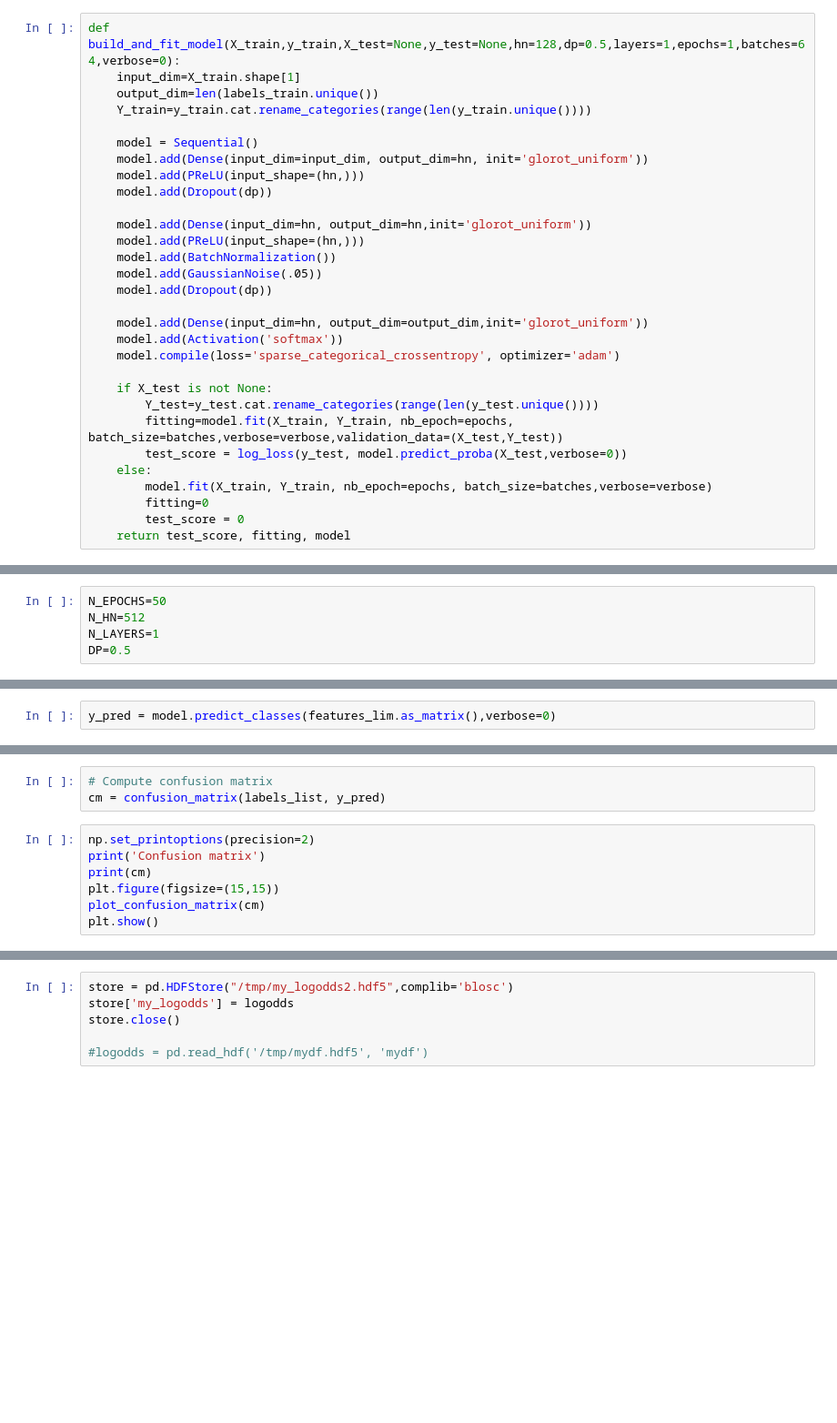
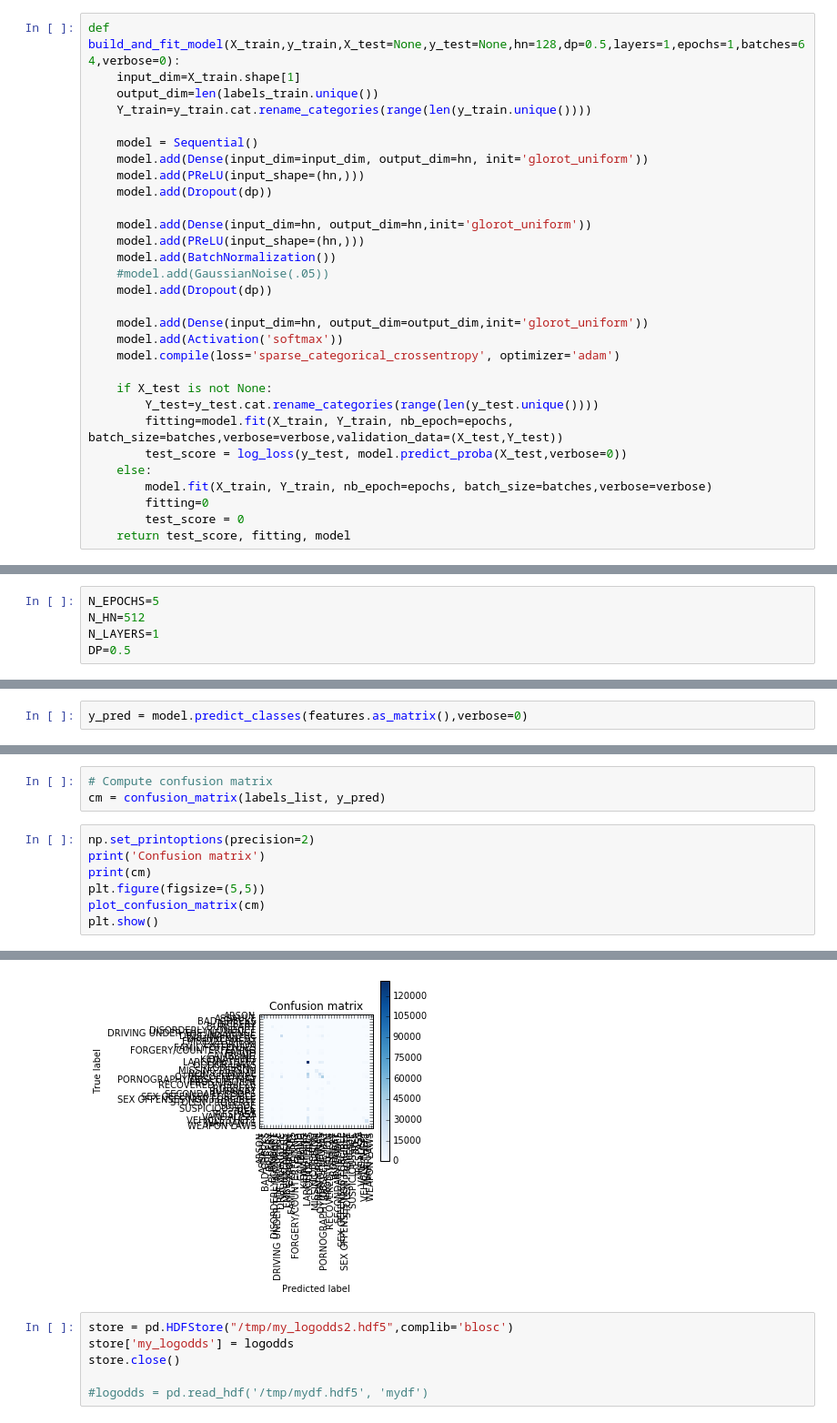
Before and after one commit to kyleiwaniec/w207_Kaggle, a Jupyter notebook: crimeSF_NN_logodds_hierarchy_Jackson.ipynb, the cells around one changed output, grey strips where cells are left out. Shown at 91% size. Cells and saved outputs as stored; diff of their text form; blank space fills up the shorter version.

```diff
--- a/crimeSF_NN_logodds_hierarchy_Jackson.ipynb
+++ b/crimeSF_NN_logodds_hierarchy_Jackson.ipynb
@@ -241,7 +241,7 @@ def build_and_fit_model(X_train,y_train,X_test=None,y_test=None,hn=128,dp=0.5,la
     model.add(Dense(input_dim=hn, output_dim=hn,init='glorot_uniform'))
     model.add(PReLU(input_shape=(hn,)))
     model.add(BatchNormalization())
-    model.add(GaussianNoise(.05))
+    #model.add(GaussianNoise(.05))
     model.add(Dropout(dp))
 
     model.add(Dense(input_dim=hn, output_dim=output_dim,init='glorot_uniform'))
@@ -370,7 +370,7 @@ scaler.fit(features_train)
 features_train[collist]=scaler.transform(features_train)
 features_test[collist]=scaler.transform(features_test)
 # %%
-N_EPOCHS=50
+N_EPOCHS=5
 N_HN=512
 N_LAYERS=1
 DP=0.5
@@ -477,5 +512,5 @@ print "test", log_loss_test
 # %%
-y_pred = model.predict_classes(features_lim.as_matrix(),verbose=0)
+y_pred = model.predict_classes(features.as_matrix(),verbose=0)
 # %%
 labels_list = np.asarray(labels.cat.rename_categories(range(len(labels.unique()))))
 # %%
@@ -496,6 +531,7 @@ cm = confusion_matrix(labels_list, y_pred)
 np.set_printoptions(precision=2)
 print('Confusion matrix')
 print(cm)
-plt.figure(figsize=(15,15))
+plt.figure(figsize=(5,5))
 plot_confusion_matrix(cm)
 plt.show()
+# %% [output]
@@ -502,3 +546,4 @@ plt.show()
+[figure, added]
 # %%
 store = pd.HDFStore("/tmp/my_logodds2.hdf5",complib='blosc')
 store['my_logodds'] = logodds
```
Also changed, not shown: parts of 8 cells of this notebook, 1 other file.
